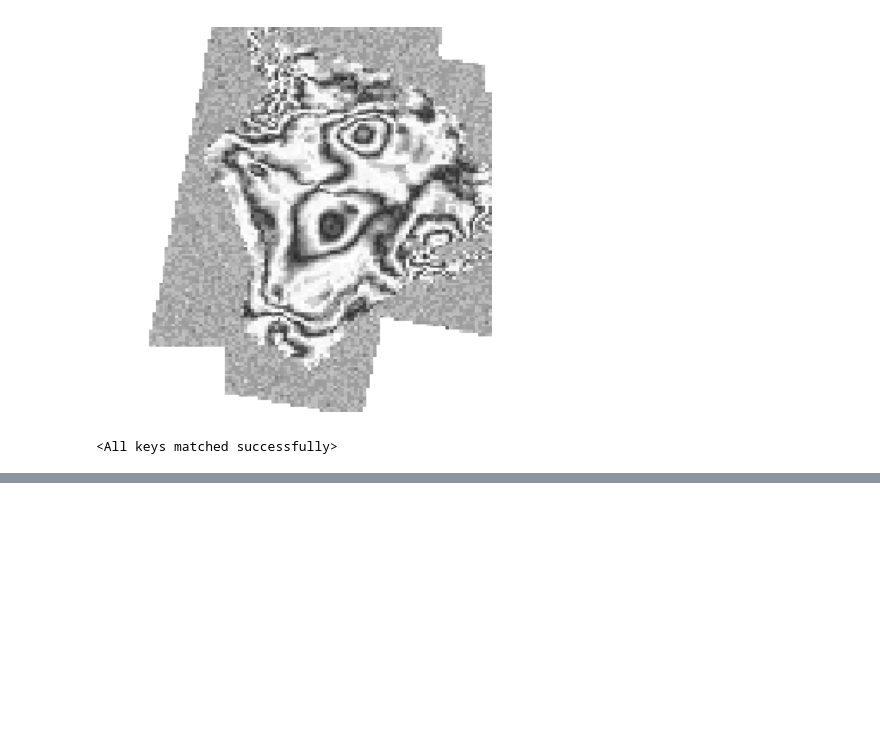
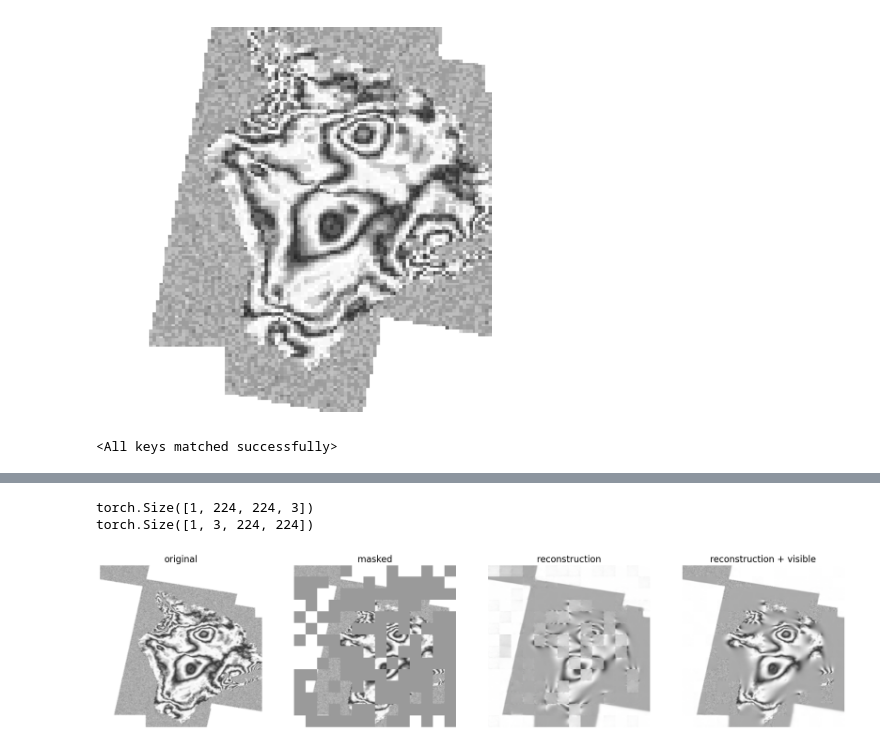
Before and after one commit to CBurton90/ifg-ssl, a Jupyter notebook: hephaestus/MAE_visualize_hephaestus.ipynb, the cells around one changed output, grey strips where cells are left out. Saved outputs shown, nothing was run; the diff lists cells and outputs as text; code cells hidden in the pictures; blank space fills up the shorter version.

```diff
--- a/hephaestus/MAE_visualize_hephaestus.ipynb
+++ b/hephaestus/MAE_visualize_hephaestus.ipynb
@@ -135,9 +146,8 @@ show_image(img2.permute(1,2,0))
 # %% [output]
 [figure]
 # %%
-chkpt_dir = '/home/conradb/git/ifg-ssl/hephaestus/checkpoints/Hephaestus_MAE_VitB16_224_no_os_no_norm_2000e_75msk_1-5e4lr.pth'
+# chkpt_dir = '/home/conradb/git/ifg-ssl/hephaestus/checkpoints/Hephaestus_MAE_VitB16_224_no_os_no_norm_2000e_75msk_1-5e4lr.pth'
+chkpt_dir = '/home/conradb/git/ifg-ssl/hephaestus/checkpoints/Hephaestus_MAE_VitB16_224_no_os_norm_1000e_60msk_1-5e4lr.pth'
 model_mae = prepare_model(chkpt_dir, 'mae_vit_base_patch16')
 # %% [output]
 <All keys matched successfully>
-# %%
-run_one_image(img2, model_mae)
@@ -151,0 +160,6 @@ torch.Size([1, 3, 224, 224])
+# %%
+run_one_image(img1, model_mae)
+# %% [output]
+torch.Size([1, 224, 224, 3])
+torch.Size([1, 3, 224, 224])
+[figure, added]
```
Also changed, not shown: parts of 6 cells of this notebook.
